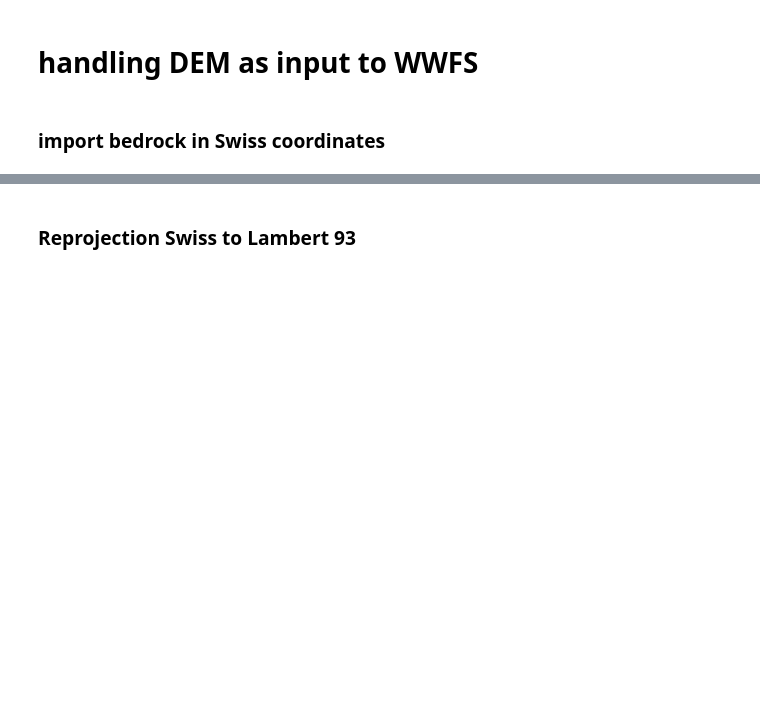
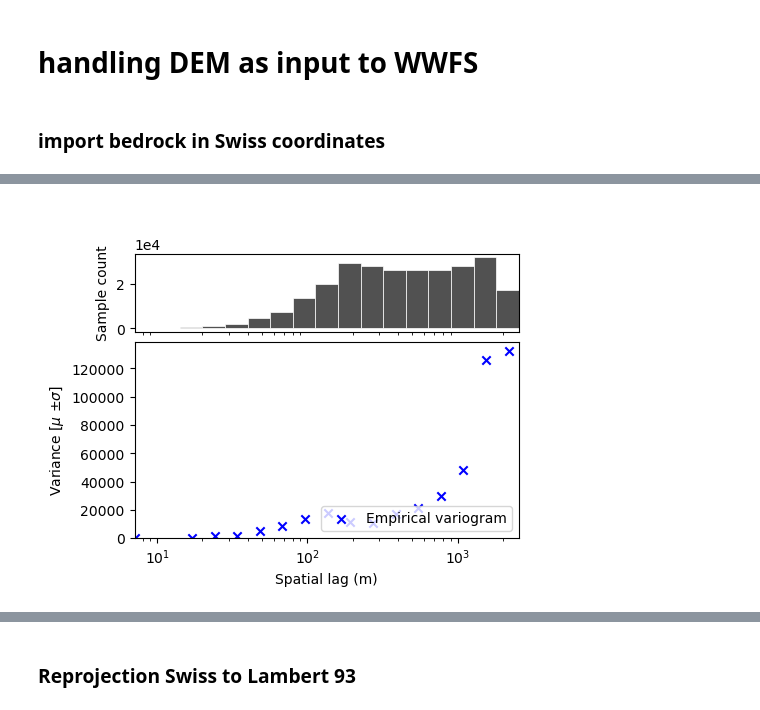
Before and after one commit to christopheogier/bonne_pierre_hydraulic_barriers, a Jupyter notebook: notebooks/DEM_handling.ipynb, the cells around one changed output, grey strips where cells are left out. Saved outputs shown, nothing was run; the diff lists cells and outputs as text; code cells hidden in the pictures; blank space fills up the shorter version.

```diff
--- a/notebooks/DEM_handling.ipynb
+++ b/notebooks/DEM_handling.ipynb
@@ -37,0 +89,4 @@ CRS.from_epsg(2056)
+# %%
+xdem.spatialstats.plot_variogram(df_empirical_variogram, xscale="log")
+# %% [output]
+[figure, added]
```
Also changed, not shown: parts of 22 cells of this notebook, 2 other files.
